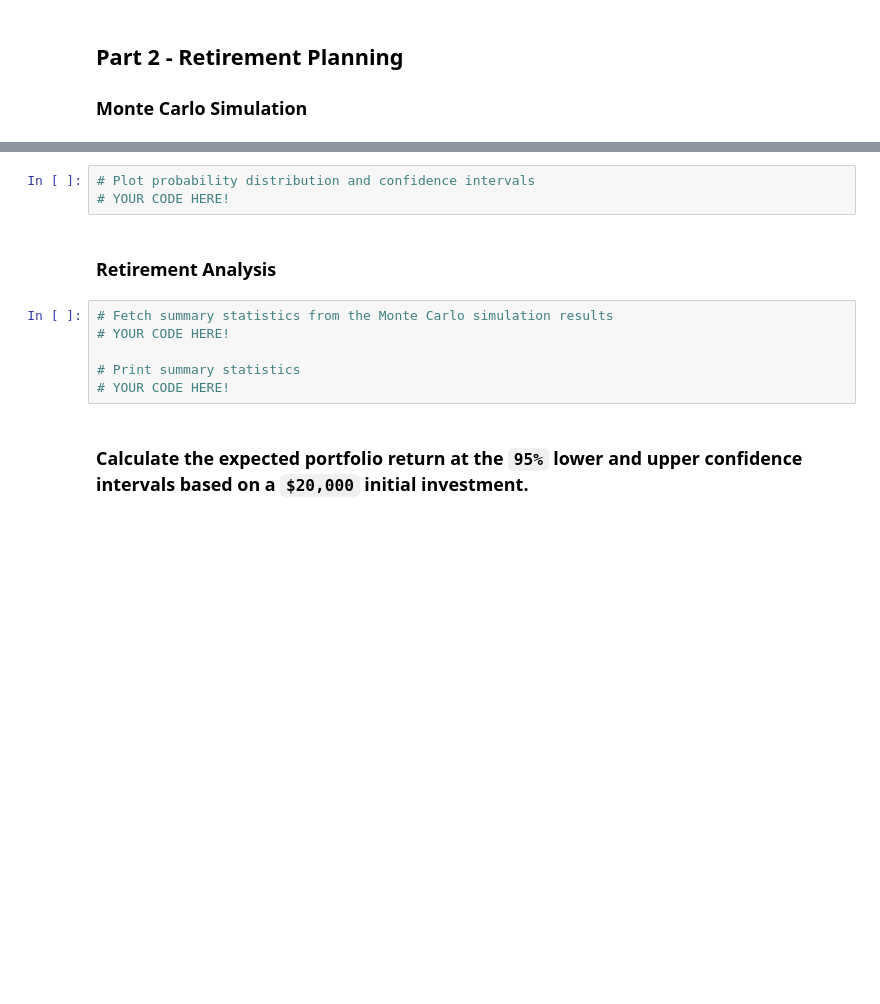
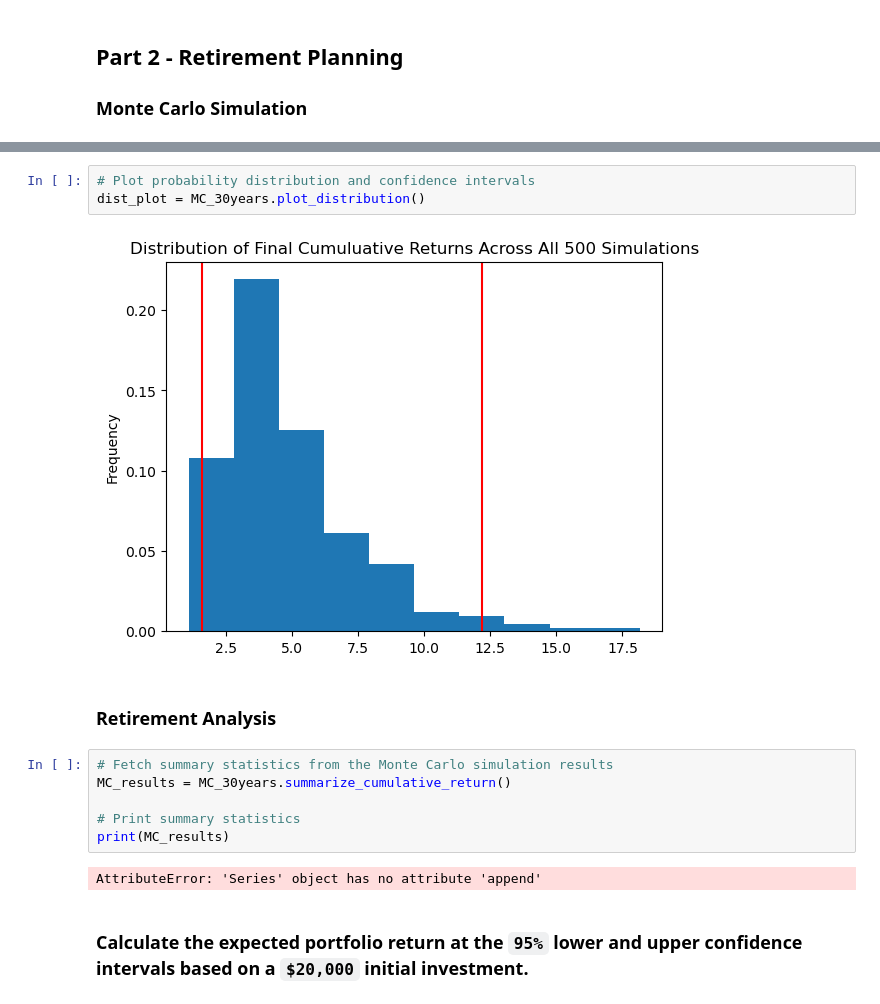
Before and after one commit to knieuwhof/Module-5-Challenge, a Jupyter notebook: financial-planner.ipynb, the cells around one changed output, grey strips where cells are left out. Drawn from its saved outputs; the diff is of its cells as text; blank space fills up the shorter version.

```diff
--- a/financial-planner.ipynb
+++ b/financial-planner.ipynb
@@ -284,14 +358,18 @@ df_stock_data.head()
 # %%
 # Plot probability distribution and confidence intervals
-# YOUR CODE HERE!
+dist_plot = MC_30years.plot_distribution()
+# %% [output]
+[figure, added]
 # %% [markdown]
 ### Retirement Analysis
 # %%
 # Fetch summary statistics from the Monte Carlo simulation results
-# YOUR CODE HERE!
+MC_results = MC_30years.summarize_cumulative_return()
 
 # Print summary statistics
-# YOUR CODE HERE!
+print(MC_results)
+# %% [output]
+AttributeError: 'Series' object has no attribute 'append'
 # %% [markdown]
 ### Calculate the expected portfolio return at the `95%` lower and upper confidence intervals based on a `$20,000` initial investment.
 # %%
```
Also changed, not shown: parts of 11 cells of this notebook.
